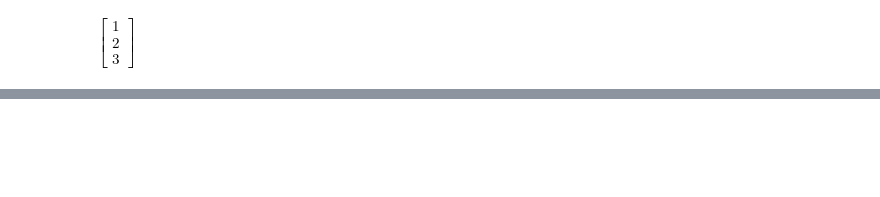
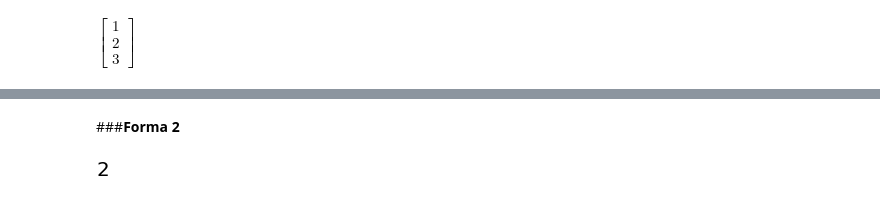
Before and after one commit to Santiago44mendez/ALGEBRA-LINEAL-CON-PYTHON, a Jupyter notebook: Álgebra_lineal_con_Python_Vectores,_operaciones_con_vectores,_rectas_y_planos_en_el_espacio.ipynb, the cells around one changed output, grey strips where cells are left out. Cells and saved outputs as stored; diff of their text form; code cells hidden in the pictures; blank space fills up the shorter version.

```diff
--- a/Álgebra_lineal_con_Python_Vectores,_operaciones_con_vectores,_rectas_y_planos_en_el_espacio.ipynb
+++ b/Álgebra_lineal_con_Python_Vectores,_operaciones_con_vectores,_rectas_y_planos_en_el_espacio.ipynb
@@ -166,0 +190,7 @@ $\displaystyle \left[\begin{matrix}1\\2\\3\end{matrix}\right]$
+# %% [markdown]
+###**Forma 2**
+# %%
+V = 2*e.x
+V.magnitude()
+# %% [output]
+[figure, added]
```
Also changed, not shown: parts of 34 cells of this notebook.
